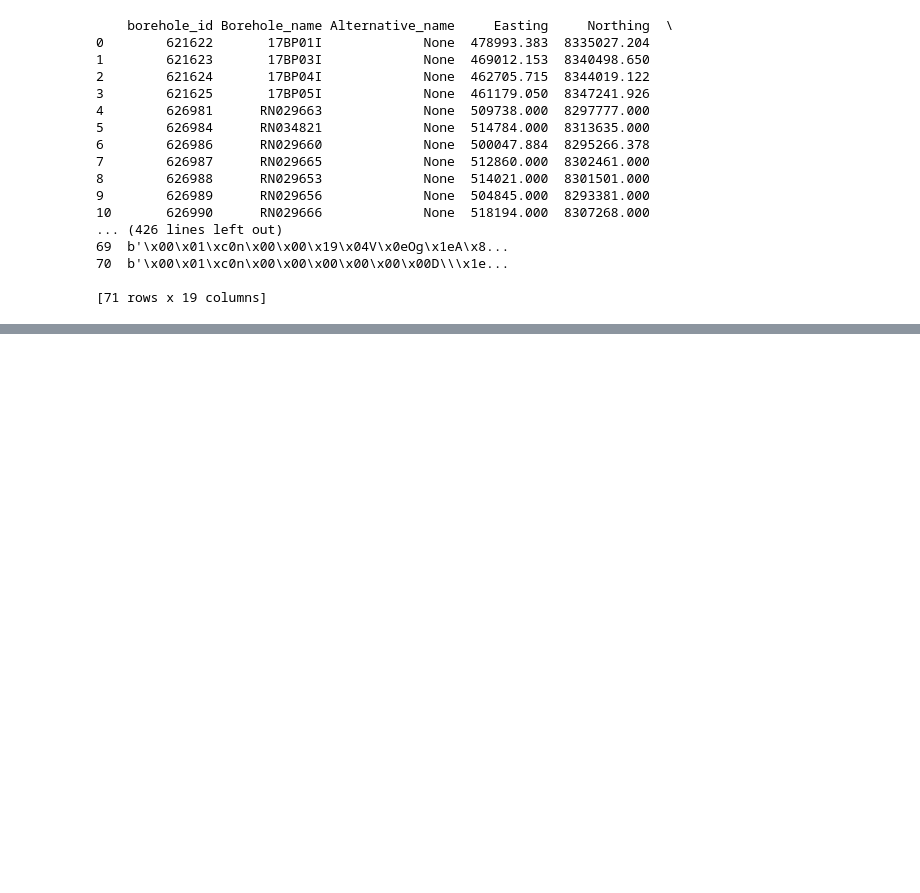
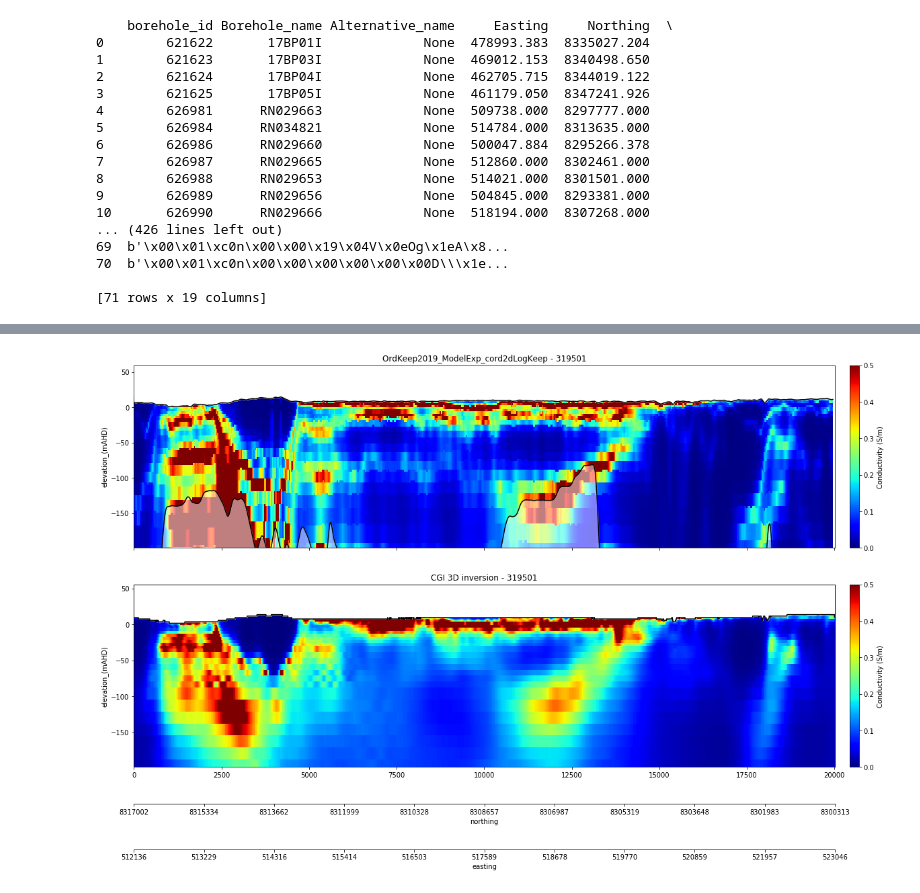
Before and after one commit to GeoscienceAustralia/hydrogeol_utils, a Jupyter notebook: notebooks/plotting_CGI_vs_NBC.ipynb, the cells around one changed output, grey strips where cells are left out. Saved outputs shown, nothing was run; the diff lists cells and outputs as text; code cells hidden in the pictures; blank space fills up the shorter version.

```diff
--- a/notebooks/plotting_CGI_vs_NBC.ipynb
+++ b/notebooks/plotting_CGI_vs_NBC.ipynb
@@ -332,0 +328,72 @@ plt.show()
+# %%
+
+# Plot with linear stretch showing near surface
+panel_settings = {'panel_1': {'variable': 'conductivity',
+                             'plot_type': 'grid',
+                             'panel_kwargs': {'title': 'AEM conductivity',
+                                              'max_depth': 200, 'shade_doi': True, 'colourbar': True,
+                                              'colourbar_label': 'Conductivity (S/m)',
+                                             'log_plot': False, 'vmin': 0., 'vmax': 0.5,
+                                             'cmap': 'jet', 'ylabel': 'elevation_(mAHD)'},
+                             'height_ratio': 1},
+
+                 'panel_2': {'variable': 'conductivity',
+                             'plot_type': 'grid',
+                             'panel_kwargs': {'title': 'AEM conductivity',
+                                              'max_depth': 200, 'shade_doi': False, 'colourbar': True,
+                                              'colourbar_label': 'Conductivity (S/m)',
+                                             'log_plot': False, 'vmin': 0., 'vmax': 0.5,
+                                            'cmap': 'jet', 'ylabel': 'elevation_(mAHD)'},
+                             'height_ratio': 1}}
+
+
+plt.close()
+
+fig, ax_array = plt.subplots(len(panel_settings), 1, figsize=(20, 11), sharex = True,
+                                     gridspec_kw={'height_ratios':
+                                                  plot_utils.unpack_plot_settings(panel_settings,'height_ratio')})
+
+plot_utils.plot_grid(ax_array[0], gridded_variables[line], 'conductivity',
+                    plot_utils.unpack_plot_settings(panel_settings, "panel_kwargs")[0])
+
+# We will only plot certain bores
+
+
+plot_utils.plot_grid(ax_array[1], CGI_gridded_data[line], 'conductivity',
+                    plot_utils.unpack_plot_settings(panel_settings, "panel_kwargs")[1])
+
+
+for bore in df_induction['borehole_id'].unique():
+
+    mask = (df_induction_resampled['borehole_id'] == bore)
+
+
+    for ax in ax_array:
+        plot_utils.add_downhole_log_data(ax, df_induction_resampled[mask], gridded_variables[line],
+                                         'Apparent_conductivity', ['X','Y'], cmap='jet',
+                                         colour_stretch=[0.001, 0.5], log_stretch = True,
+                                         max_distance=200., stick_thickness=200.)
+
+
+
+ax_array[0].set_title("OrdKeep2019_ModelExp_cord2dLogKeep - " + str(line))
+
+ax_array[1].set_title("CGI 3D inversion - " + str(line))
+
+ax_pos = plot_utils.align_axes(ax_array)
+
+    # Add axis with northing at the bottom of the plot
+
+plot_utils.add_axis_coords('northing', gridded_variables[line]['northing'], ax_array[-1], ax_pos[1], offset=-0.2)
+
+plot_utils.add_axis_coords('easting', gridded_variables[line]['easting'], ax_array[-1], ax_pos[1], offset=-0.45)
+
+outdir = r"\\prod.lan\active\proj\futurex\East_Kimberley\Data\Processed\Geophysics\AEM\CGI_OB_3D_AEM_models\delivered\20190411\sections"
+
+outfile = os.path.join(outdir, str(line) + "_comparison_plot_linear.png")
+
+plt.savefig(outfile, dpi=300)
+
+plt.show()
+# %% [output]
+[figure, added]
```
Also changed, not shown: parts of 5 cells of this notebook, 2 other files.
